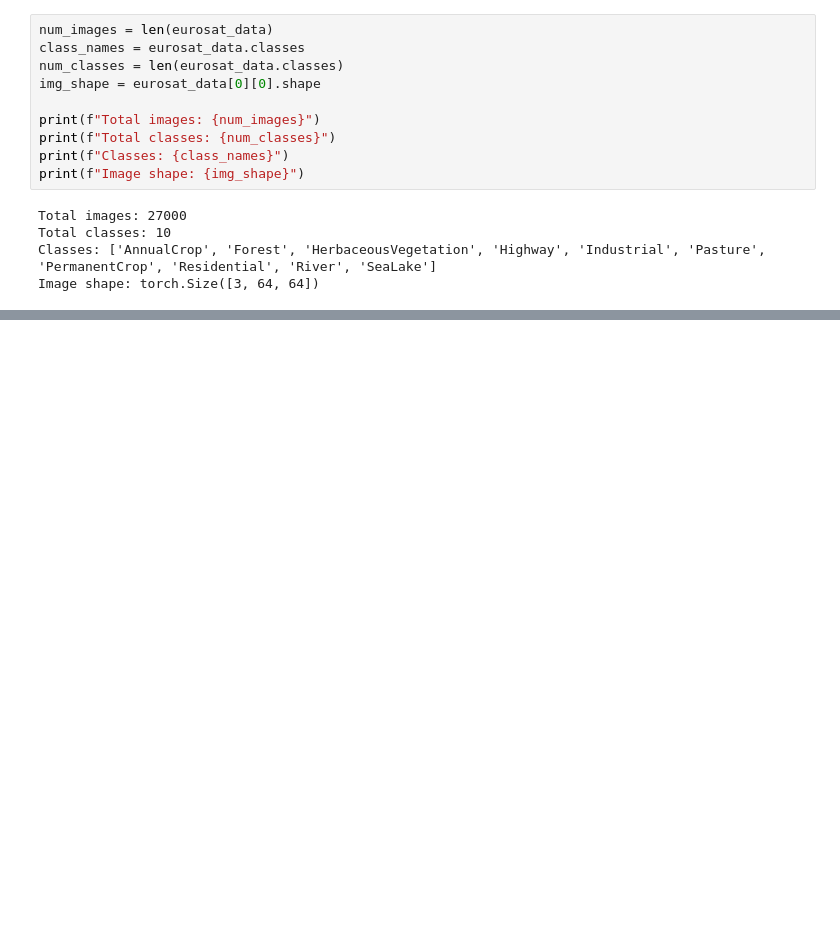
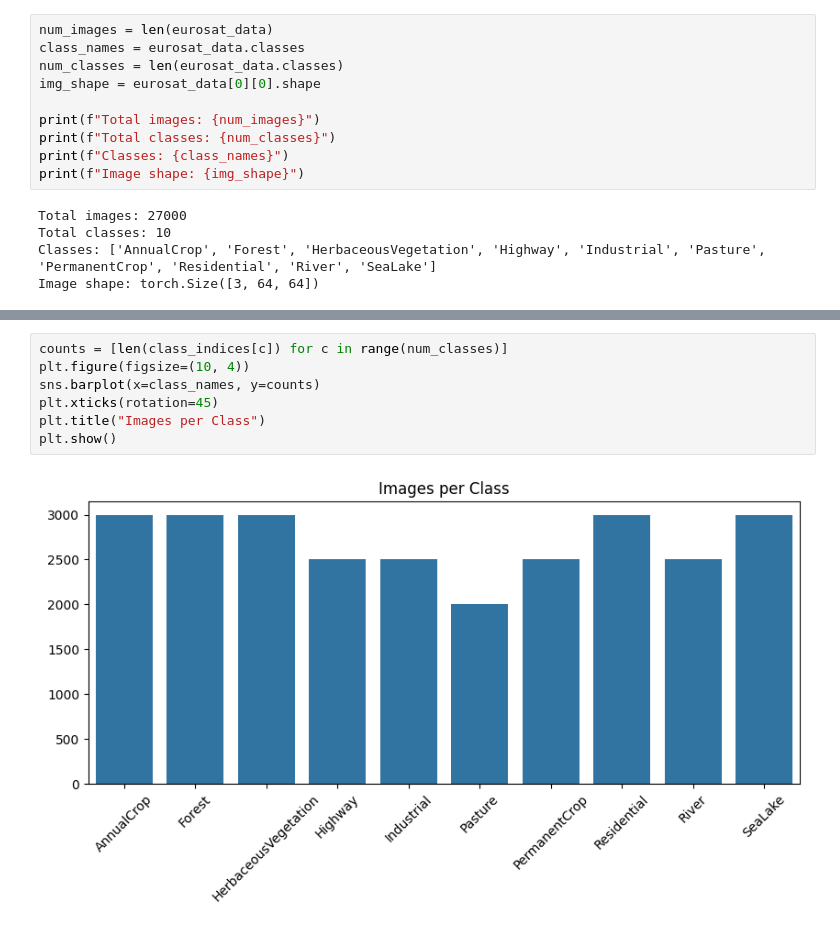
Before and after one commit to dboutzounis/Satellite-Data-Comparative-Study, a Jupyter notebook: satellite_image_classification.ipynb, the cells around one changed output, grey strips where cells are left out. Saved outputs shown, nothing was run; the diff lists cells and outputs as text; blank space fills up the shorter version.

```diff
--- a/satellite_image_classification.ipynb
+++ b/satellite_image_classification.ipynb
@@ -59,0 +145,9 @@ Image shape: torch.Size([3, 64, 64])
+# %%
+counts = [len(class_indices[c]) for c in range(num_classes)]
+plt.figure(figsize=(10, 4))
+sns.barplot(x=class_names, y=counts)
+plt.xticks(rotation=45)
+plt.title("Images per Class")
+plt.show()
+# %% [output]
+[figure, added]
```
Also changed, not shown: parts of 7 cells of this notebook.
